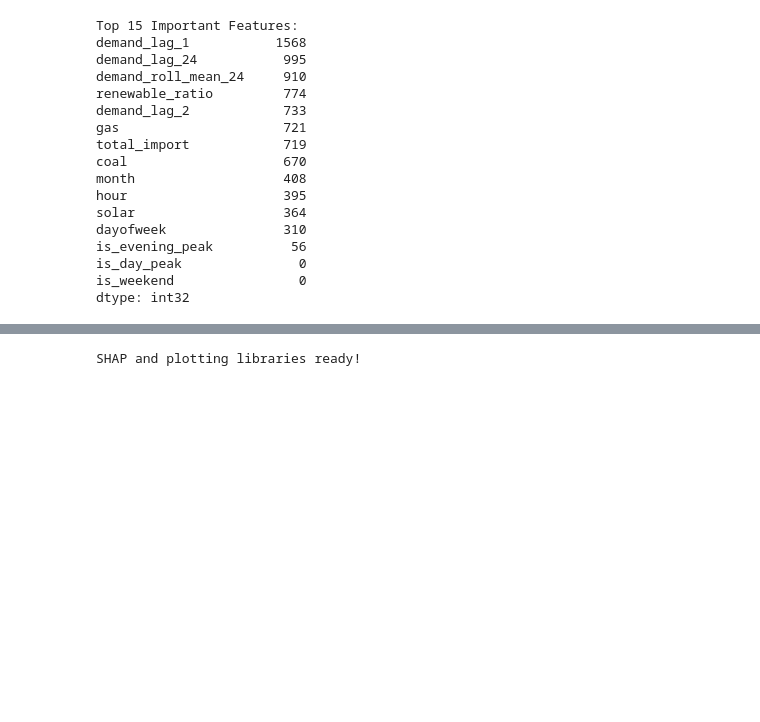
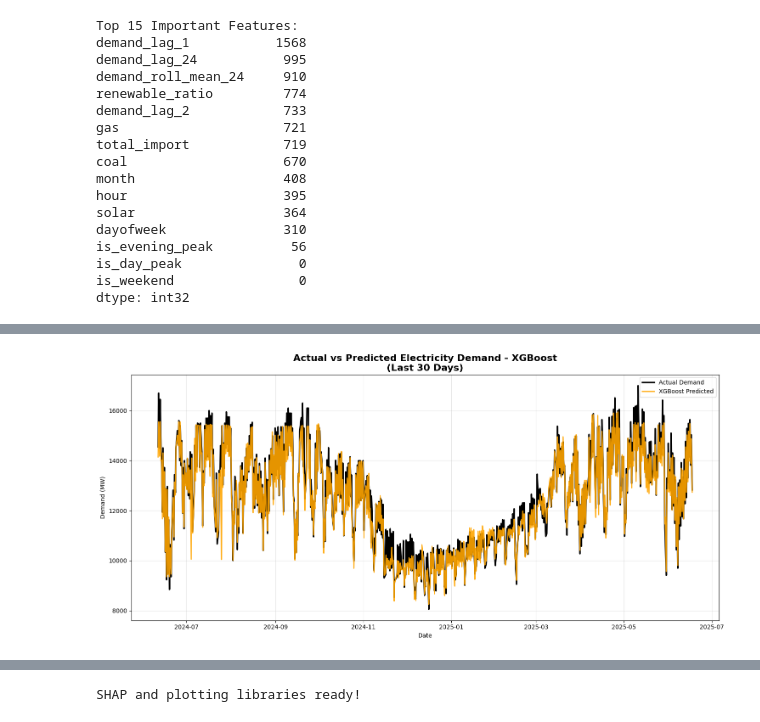
Before and after one commit to proshenjitbarua06-dot/skill-morph, a Jupyter notebook: Comparative_Analysis_of_Machine_Learning_Models_for_Short_Term_Electricity_Demand_Forecasting_in_Bangladesh_A_SHAP_Enabled_Interpretability_Study_Using_Hourly_PGCB_Data_(2015–2025).ipynb, the cells around one changed output, grey strips where cells are left out. Saved outputs shown, nothing was run; the diff lists cells and outputs as text; code cells hidden in the pictures; blank space fills up the shorter version.

```diff
--- a/Comparative_Analysis_of_Machine_Learning_Models_for_Short_Term_Electricity_Demand_Forecasting_in_Bangladesh_A_SHAP_Enabled_Interpretability_Study_Using_Hourly_PGCB_Data_(2015–2025).ipynb
+++ b/Comparative_Analysis_of_Machine_Learning_Models_for_Short_Term_Electricity_Demand_Forecasting_in_Bangladesh_A_SHAP_Enabled_Interpretability_Study_Using_Hourly_PGCB_Data_(2015–2025).ipynb
@@ -469,0 +582,23 @@ dtype: int32
+# %%
+# Predictions (using the trained xgb_model)
+y_pred_xgb = xgb_model.predict(X_test)
+
+# Plot - Last 720 hours (≈ 30 days)
+plt.figure(figsize=(15, 7))
+plt.plot(test['datetime'].iloc[-720:], y_test.iloc[-720:],
+         label='Actual Demand', linewidth=2.5, color='black')
+
+plt.plot(test['datetime'].iloc[-720:], y_pred_xgb[-720:],
+         label='XGBoost Predicted', linewidth=2, color='orange', alpha=0.9)
+
+plt.title('Actual vs Predicted Electricity Demand - XGBoost\n(Last 30 Days)',
+          fontsize=16, fontweight='bold')
+plt.xlabel('Date')
+plt.ylabel('Demand (MW)')
+plt.legend()
+plt.grid(True, alpha=0.3)
+plt.tight_layout()
+plt.savefig('xgboost_actual_vs_predicted.png', dpi=300)
+plt.show()
+# %% [output]
+[figure, added]
```
Also changed, not shown: parts of 14 cells of this notebook.
